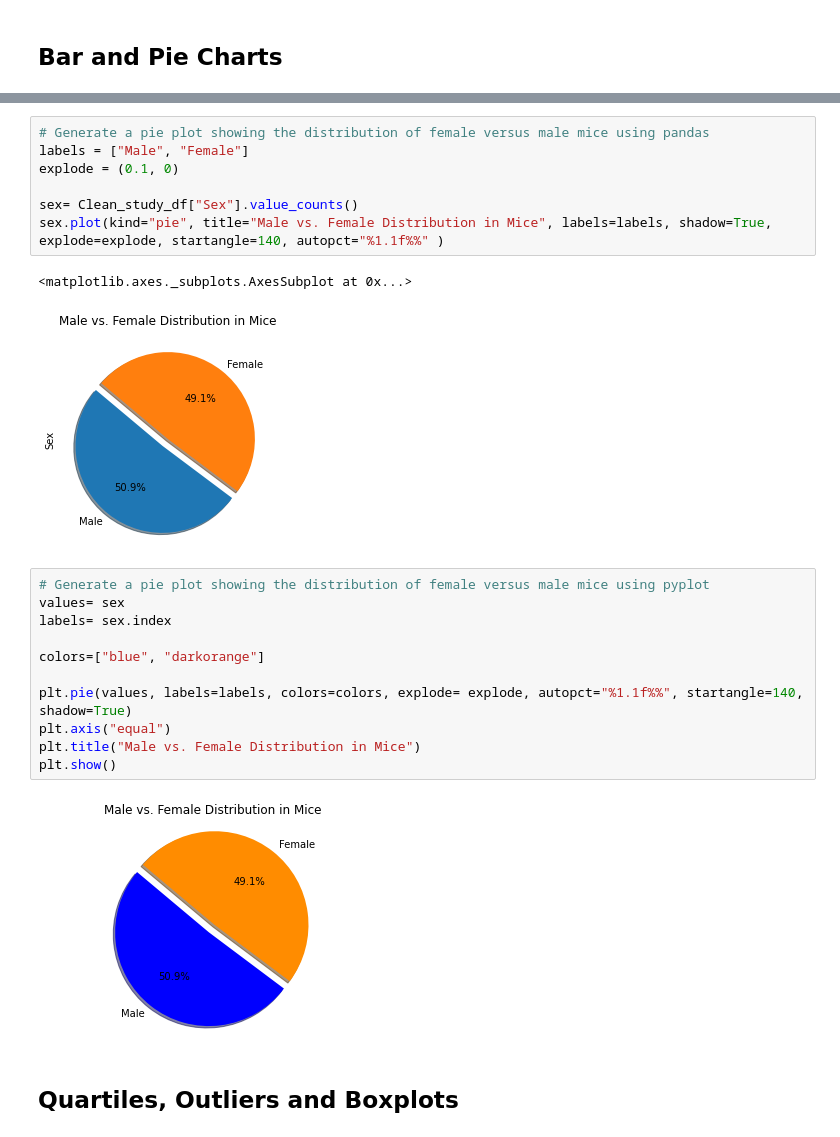
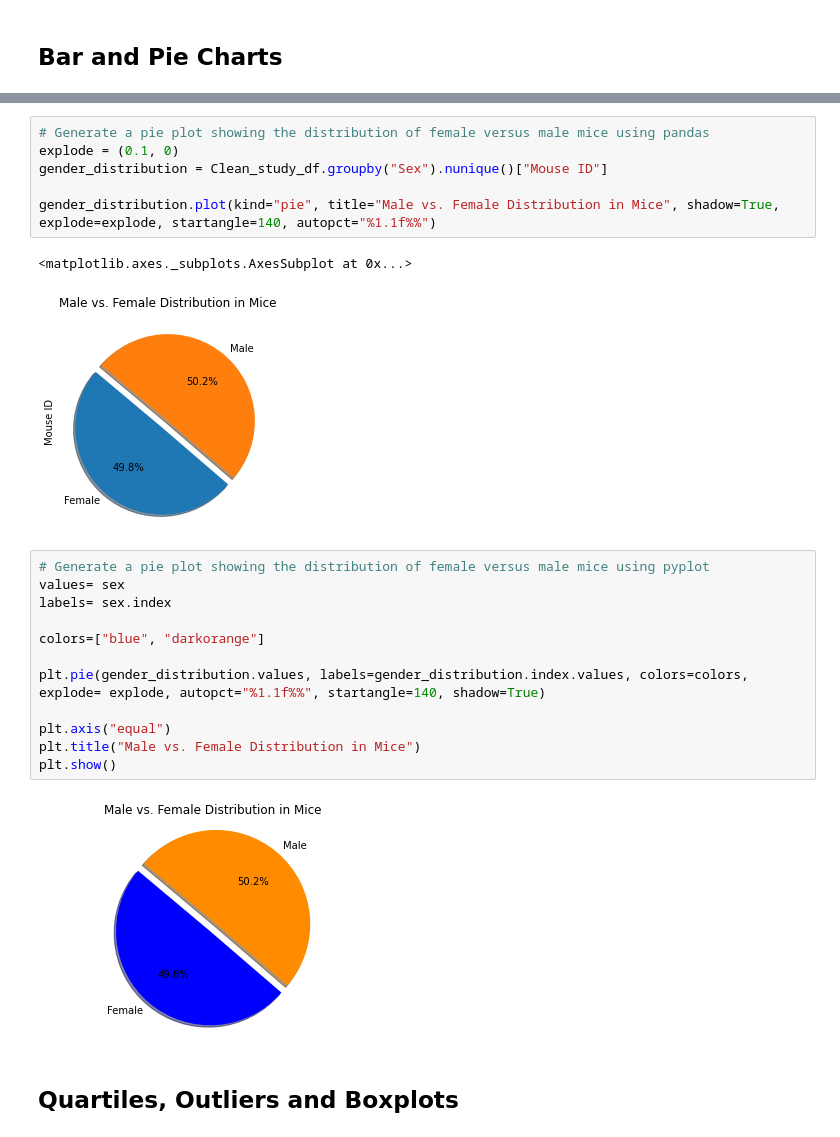
Before and after one commit to eenabow/Matplotlib_challenge, a Jupyter notebook: Pymaceuticals/pymaceuticals_starter.ipynb, the cells around one changed output, grey strips where cells are left out. Drawn from its saved outputs; the diff is of its cells as text.

```diff
--- a/Pymaceuticals/pymaceuticals_starter.ipynb
+++ b/Pymaceuticals/pymaceuticals_starter.ipynb
@@ -205,13 +209,12 @@ for x in range(0, len_of_list):
 # %%
 # Generate a pie plot showing the distribution of female versus male mice using pandas
-labels = ["Male", "Female"]
 explode = (0.1, 0)
+gender_distribution = Clean_study_df.groupby("Sex").nunique()["Mouse ID"]
 
-sex= Clean_study_df["Sex"].value_counts()
-sex.plot(kind="pie", title="Male vs. Female Distribution in Mice", labels=labels, shadow=True, explode=explode, startangle=140, autopct="%1.1f%%" )
+gender_distribution.plot(kind="pie", title="Male vs. Female Distribution in Mice", shadow=True, explode=explode, startangle=140, autopct="%1.1f%%")
 # %% [output]
 <matplotlib.axes._subplots.AxesSubplot at 0x...>
-[figure, old version]
+[figure, new version]
 # %%
 # Generate a pie plot showing the distribution of female versus male mice using pyplot
 values= sex
@@ -219,12 +222,13 @@ labels= sex.index
 
 colors=["blue", "darkorange"]
 
-plt.pie(values, labels=labels, colors=colors, explode= explode, autopct="%1.1f%%", startangle=140, shadow=True)
+plt.pie(gender_distribution.values, labels=gender_distribution.index.values, colors=colors, explode= explode, autopct="%1.1f%%", startangle=140, shadow=True)
+
 plt.axis("equal")
 plt.title("Male vs. Female Distribution in Mice")
 plt.show()
 # %% [output]
-[figure, old version]
+[figure, new version]
 # %% [markdown]
 ## Quartiles, Outliers and Boxplots
 # %%
```
Also changed, not shown: parts of 8 cells of this notebook.
